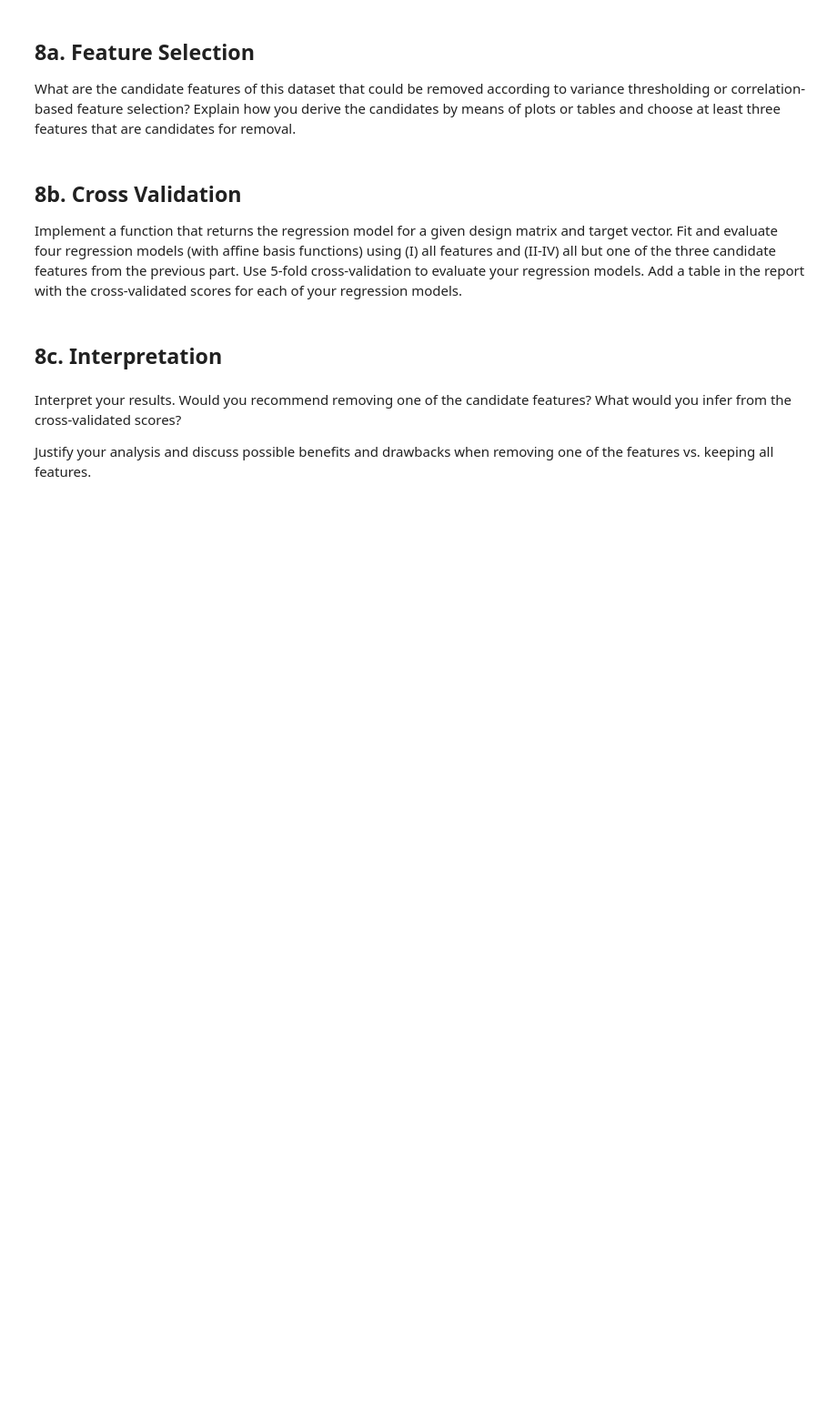
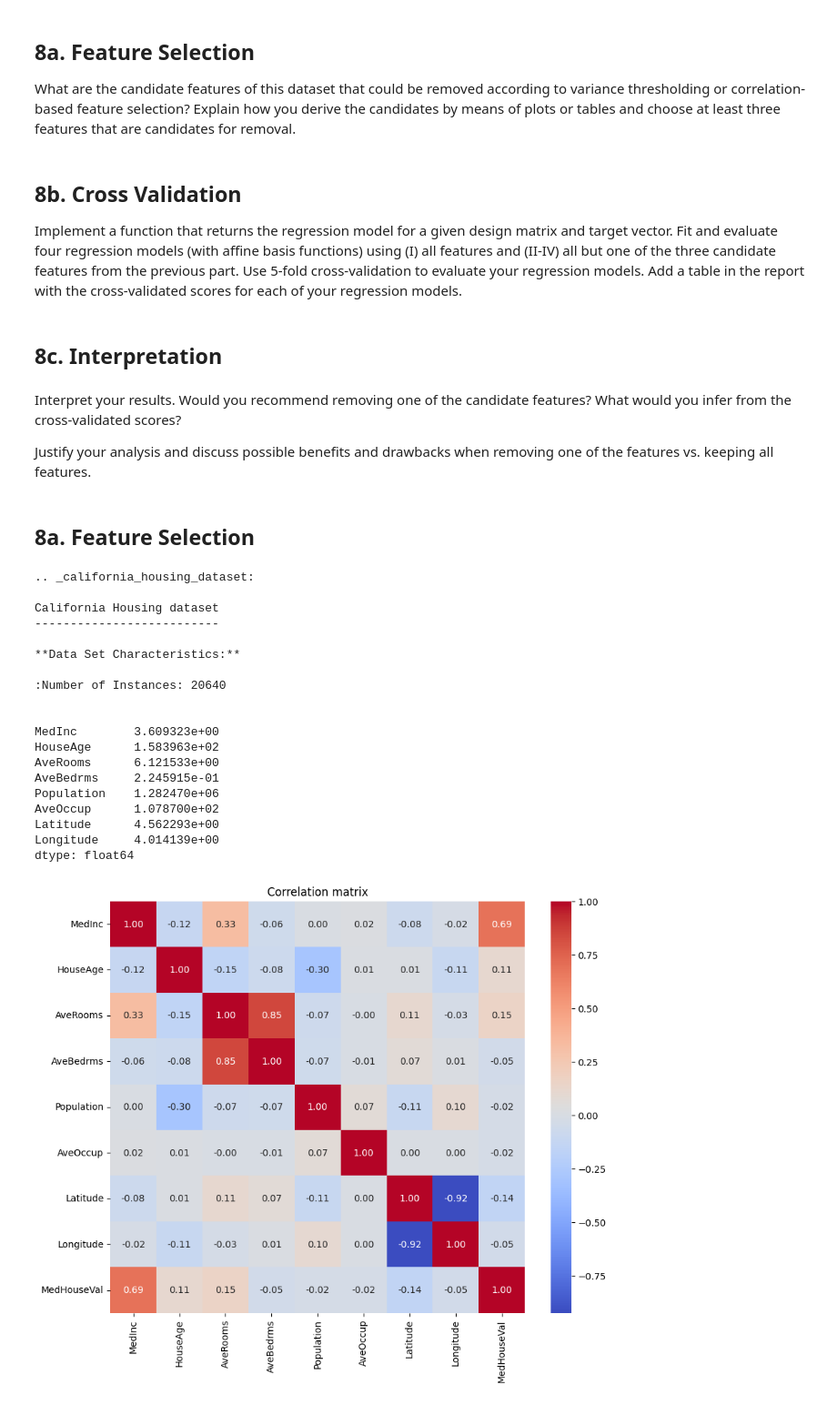
Before and after one commit to Vishakis/Data-Mining-HW-Pegasus, a Jupyter notebook: Homework 1.ipynb, the cells around one changed output. Shown at 91% size. Drawn from its saved outputs; the diff is of its cells as text; code cells hidden in the pictures; blank space fills up the shorter version.

```diff
--- a/Homework 1.ipynb
+++ b/Homework 1.ipynb
@@ -1010,3 +1151,51 @@ Implement a function that returns the regression model for a given design matrix
 Interpret your results. Would you recommend removing one of the candidate features? What would you infer from the cross-validated scores?
 
 Justify your analysis and discuss possible benefits and drawbacks when removing one of the features vs. keeping all features.
+# %% [markdown]
+## 8a. Feature Selection
+# %%
+from sklearn.datasets import fetch_california_housing
+import pandas as pd
+import seaborn as sns
+
+# Load the dataset
+housing = fetch_california_housing(as_frame=True)
+
+# The data is in a pandas DataFrame
+df = housing.frame
+
+# View the first few rows
+df.head()
+print(housing.DESCR[:148])
+
+# Variance of each feature
+feature_variances = df.var().drop("MedHouseVal")
+print(feature_variances)
+
+# Correlation matrix
+corr_matrix = df.corr()
+plt.figure(figsize=(10, 8))
+sns.heatmap(corr_matrix, annot=True, cmap="coolwarm", fmt=".2f")
+plt.title("Correlation matrix")
+plt.show()
+# %% [output]
+.. _california_housing_dataset:
+
+California Housing dataset
+--------------------------
+
+**Data Set Characteristics:**
+
+:Number of Instances: 20640
+
+
+MedInc        3.609323e+00
+HouseAge      1.583963e+02
+AveRooms      6.121533e+00
+AveBedrms     2.245915e-01
+Population    1.282470e+06
+AveOccup      1.078700e+02
+Latitude      4.562293e+00
+Longitude     4.014139e+00
+dtype: float64
+[figure, added]
```
Also changed, not shown: parts of 30 cells of this notebook.
